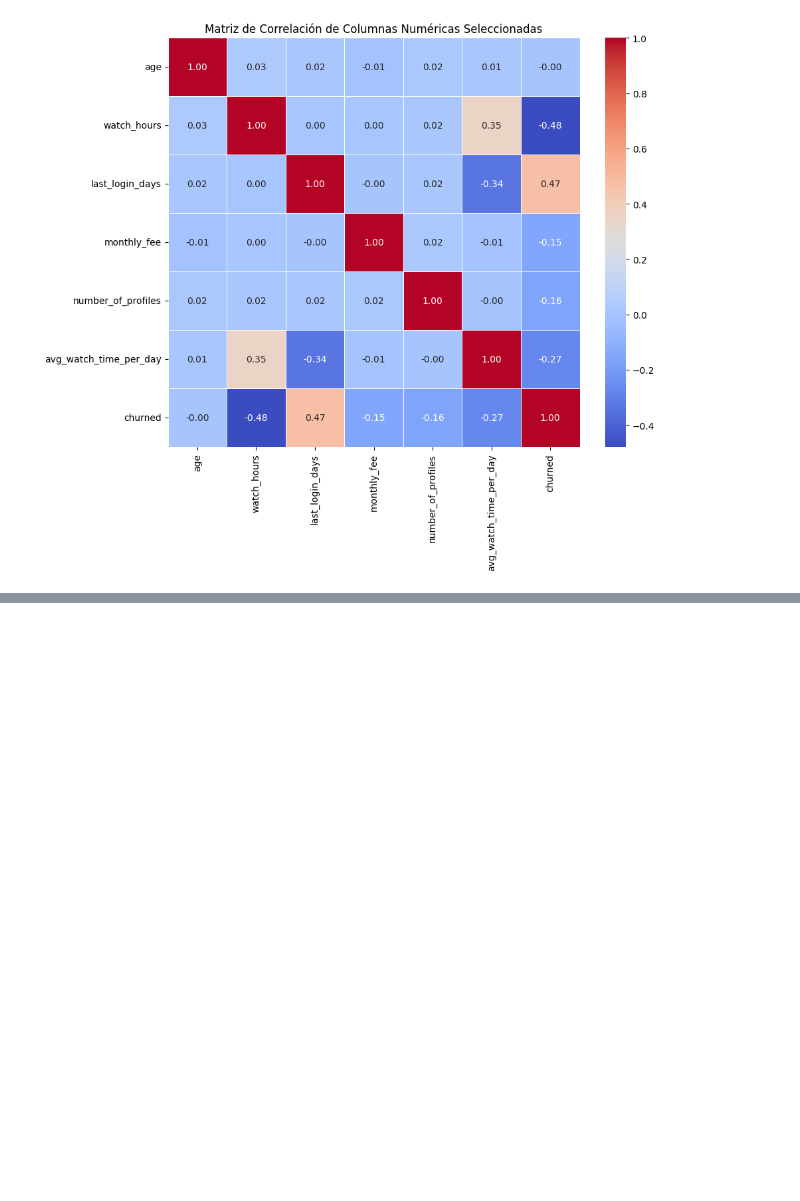
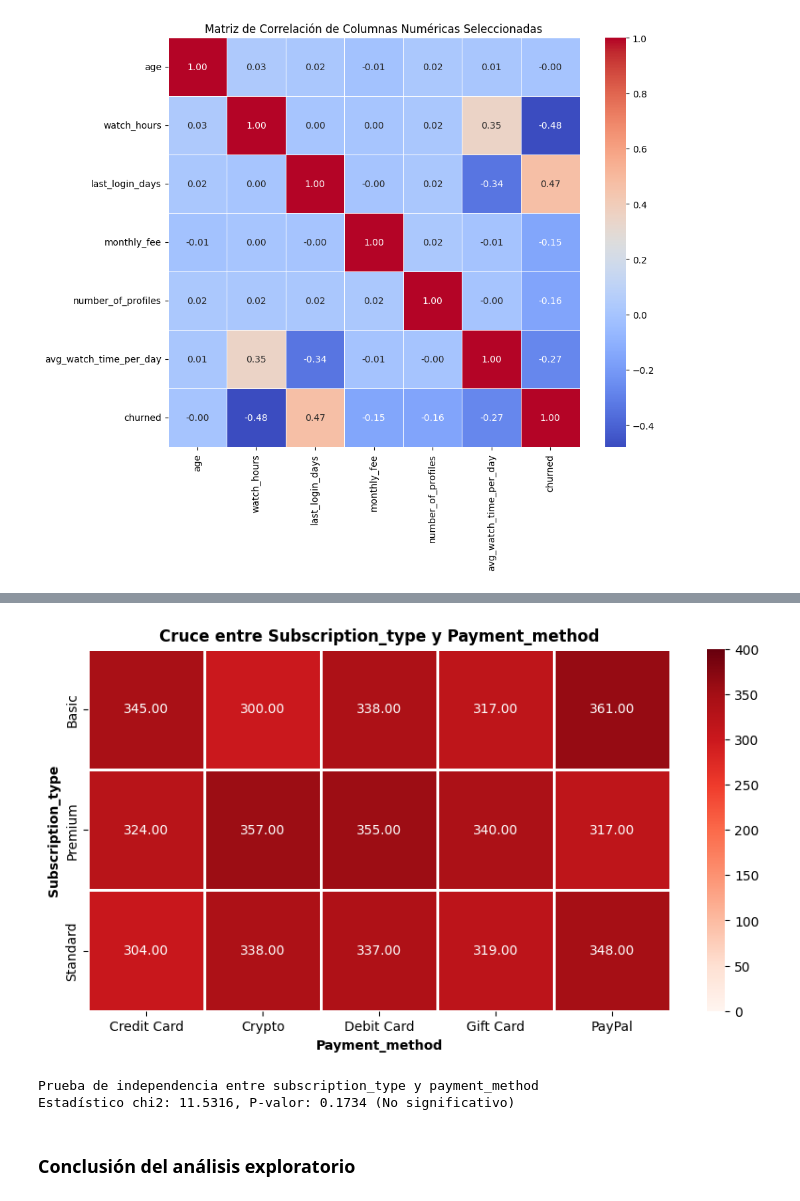
Before and after one commit to VillaltaE/Hackthon_NoCountry_65, a Jupyter notebook: data-science/Netflix_customer_churn.ipynb, the cells around one changed output, grey strips where cells are left out. Drawn from its saved outputs; the diff is of its cells as text; code cells hidden in the pictures; blank space fills up the shorter version.

```diff
--- a/data-science/Netflix_customer_churn.ipynb
+++ b/data-science/Netflix_customer_churn.ipynb
@@ -419,0 +645,3 @@ plt.show()
+# %%
+#Tabla que contiene las frecuencias observadas de cada categoría
+cruce = pd.crosstab(df['subscription_type'], df['payment_method'])
@@ -420 +656,22 @@ plt.show()
+# %%
+#Mapa de calor para observar las frecuencias por categoría
+fig, ax = plt.subplots(figsize=(10, 5))
+ax = sns.heatmap(cruce, vmin=0, vmax=400, annot=True, fmt=".2f", cmap='Reds', linewidths=.75)
+ax.set_title(f'Cruce entre {cruce.index.name.capitalize()} y {cruce.columns.name.capitalize()}', fontsize=12, fontweight='bold')
+ax.set_xlabel(f'{cruce.columns.name.capitalize()}', fontsize=10, fontweight='bold')
+ax.set_ylabel(f'{cruce.index.name.capitalize()}', fontsize=10, fontweight='bold')
+
+plt.show()
+# %% [output]
+[figure, added]
+# %%
+#Prueba de chi cuadrada entre las variables subscripción y método de pago
+chi2, p, dof, ex = chi2_contingency(cruce)
+print(f"Prueba de independencia entre {cruce.index.name} y {cruce.columns.name}")
+print(f"Estadístico chi2: {chi2:.4f}, P-valor: {p:.4f} ({'Significativo' if p < 0.05 else 'No significativo'})")
+# %% [output]
+Prueba de independencia entre subscription_type y payment_method
+Estadístico chi2: 11.5316, P-valor: 0.1734 (No significativo)
+# %% [markdown]
+### **Conclusión del análisis exploratorio**
 # %% [markdown]
```
Also changed, not shown: parts of 29 cells of this notebook.
